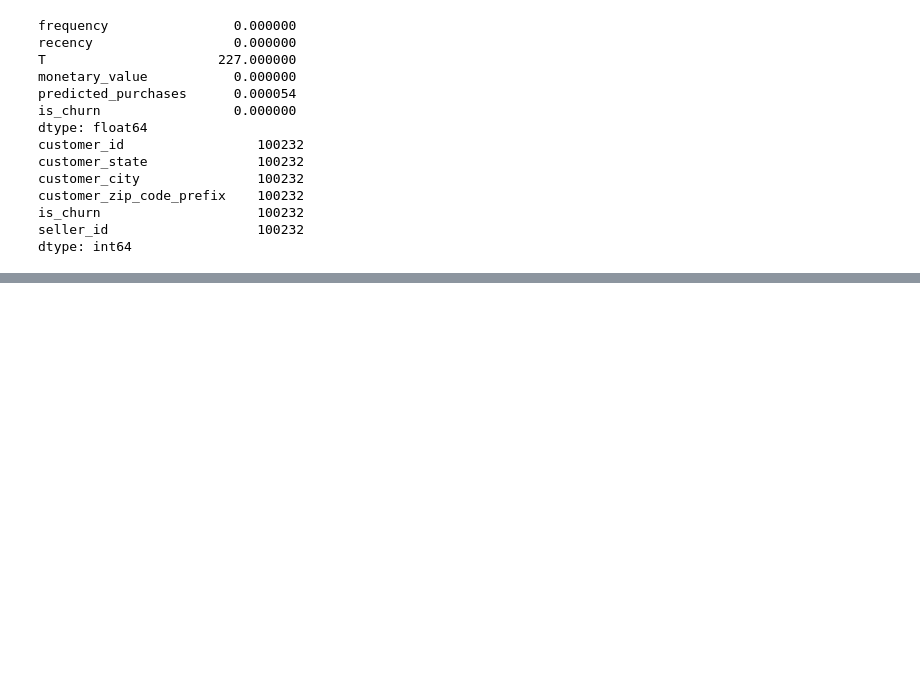
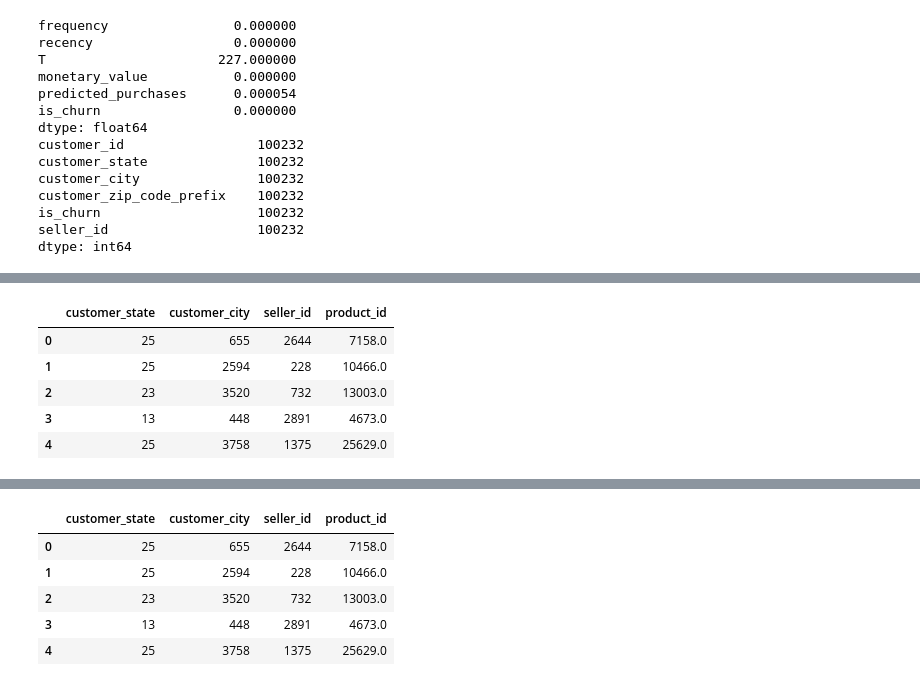
Before and after one commit to masdatascience/AI, a Jupyter notebook: AI_TFM_04.ipynb, the cells around one changed output, grey strips where cells are left out. Saved outputs shown, nothing was run; the diff lists cells and outputs as text; code cells hidden in the pictures; blank space fills up the shorter version.

```diff
--- a/AI_TFM_04.ipynb
+++ b/AI_TFM_04.ipynb
@@ -427,0 +966,62 @@ customer.head()
+# %%
+# Prueba 4 -  (City - Seller - Producto) Sin prefix
+
+
+print(summary.median())
+
+## Marco los churn
+summary['is_churn'] = np.where( (summary['frequency']<1) & (summary['T']>400) & (summary['recency']<1) & (summary['recency']<0.000044), 1, 0)
+prueba_clientes = pd.merge(datos_clientes,summary[['is_churn']],on='customer_id', how='left')
+## traigo los vendedores
+prueba_clientes = pd.merge(prueba_clientes,datos_facturacion[['customer_id','seller_id']].drop_duplicates(),on='customer_id', how='left')
+## Traigo los productos
+
+# Completo la información de los churn con 0
+prueba_clientes['is_churn'].fillna(0, inplace=True)
+
+# Completo la información de los vendedores con un vendedor default
+prueba_clientes['seller_id'].fillna(0, inplace=True)
+#prueba_clientes['product_id'].fillna(0, inplace=True)
+
+# imprimio numero de clientes, cuantos son churn y que % es del total
+print(prueba_clientes.count())
+prueba_clientes.groupby('is_churn').count()
+prueba_clientes['is_churn'].mean()
+
+
+
+# codificacione de las variables
+enconder = LabelEncoder()
+# obtengo un dataset sin la información las columnas a transformar
+
+
+url2 = 'https://github.com/masdatascience/TFM-AI/blob/master/data_model_completo.xlsx?raw=true'
+datos_fac = pd.ExcelFile(url2)
+datos_fac_prod = pd.read_excel(datos_fac, sheet_name='fac_txn')
+datos_fac_prod= datos_fac_prod[['customer_id','product_id']]
+datos_fac_prod['product_id']= enconder.fit_transform( datos_fac_prod['product_id'])
+prueba_clientes = pd.merge(prueba_clientes,datos_fac_prod.drop_duplicates(),on='customer_id', how='left')
+#Obtengo el dataset de trabajo
+customer = prueba_clientes.copy()
+customer.head()
+
+#customer = prueba_clientes.drop(['product_id_y','product_id_x'], axis=1)
+customer.product_id = customer.product_id.fillna(0)
+customer.drop_duplicates()
+customer.count()
+
+# codifico verticalmente
+customer['customer_state']= enconder.fit_transform(customer["customer_state"])
+
+customer['customer_city']= enconder.fit_transform(customer["customer_city"])
+customer['seller_id']= enconder.fit_transform( customer['seller_id'].astype('|S'))
+# Genero las variables de codificacion
+# se obtiene X y Y , además los datasets de entrenamiento y pruebas
+features = customer.drop(['customer_id','is_churn','customer_zip_code_prefix'], axis=1)
+labels = customer['is_churn']
+print(features.shape)
+print(labels.shape)
+train_features, test_features, train_labels, test_labels = train_test_split(features, labels, test_size=0.2, random_state=1)
+
+features.head()
+# %% [output]
@@ -427,0 +1044,6 @@ customer.head()
+|  | customer_state | customer_city | seller_id | product_id |
+| 0 | 25 | 655 | 2644 | 7158.0 |
+| 1 | 25 | 2594 | 228 | 10466.0 |
+| 2 | 23 | 3520 | 732 | 13003.0 |
+| 3 | 13 | 448 | 2891 | 4673.0 |
+| 4 | 25 | 3758 | 1375 | 25629.0 |
@@ -427,0 +1066,6 @@ customer.head()
+|  | customer_state | customer_city | seller_id | product_id |
+| 0 | 25 | 655 | 2644 | 7158.0 |
+| 1 | 25 | 2594 | 228 | 10466.0 |
+| 2 | 23 | 3520 | 732 | 13003.0 |
+| 3 | 13 | 448 | 2891 | 4673.0 |
+| 4 | 25 | 3758 | 1375 | 25629.0 |
```
Also changed, not shown: parts of 23 cells of this notebook.
